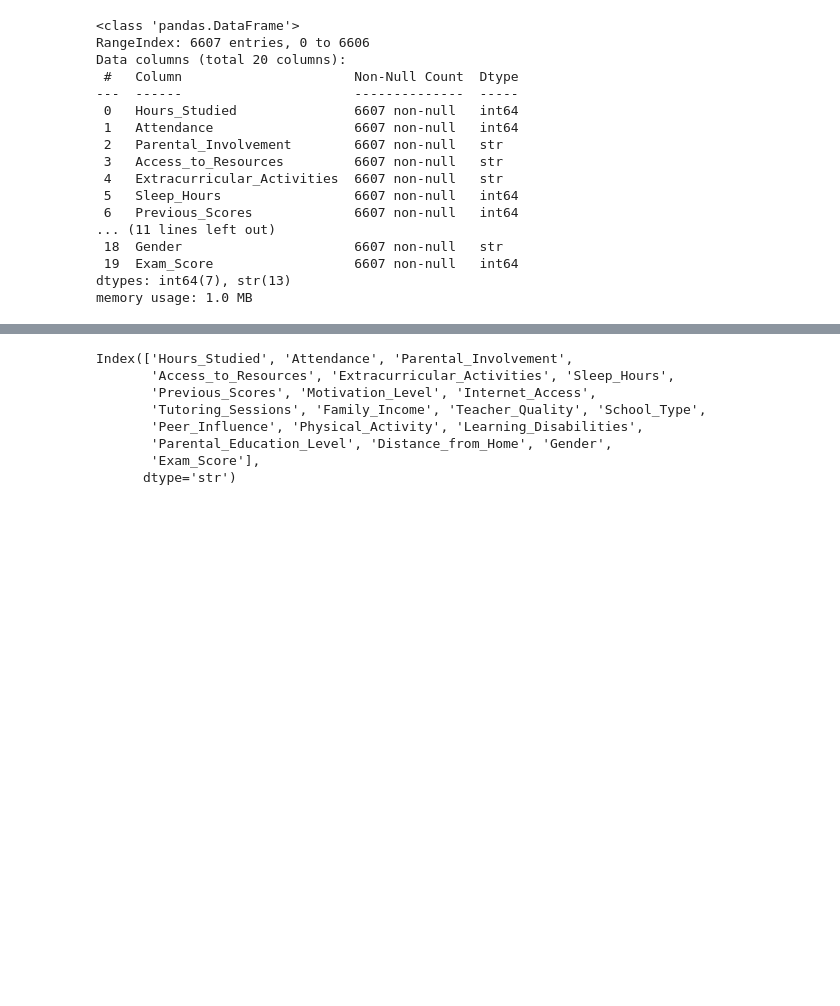
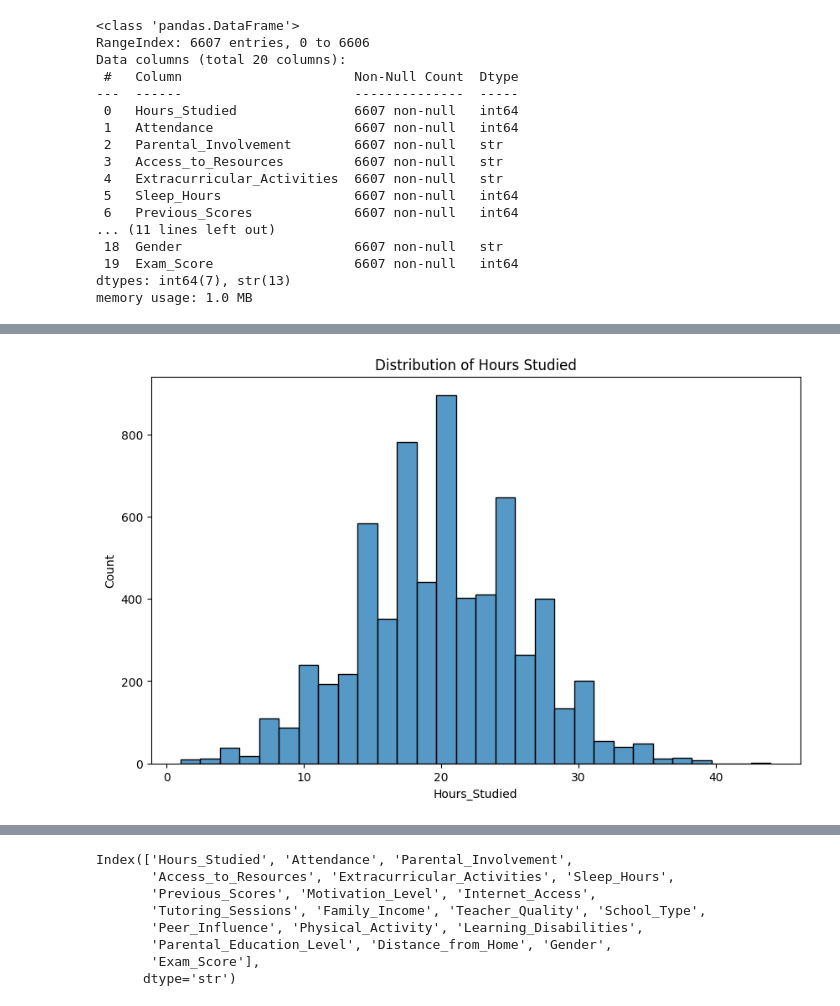
Before and after one commit to PalesaMonica/Wits-Data-Science-Interest-Group, a Jupyter notebook: Data Analysis/data analysis.ipynb, the cells around one changed output, grey strips where cells are left out. Drawn from its saved outputs; the diff is of its cells as text; code cells hidden in the pictures; blank space fills up the shorter version.

```diff
--- a/Data Analysis/data analysis.ipynb
+++ b/Data Analysis/data analysis.ipynb
@@ -46,0 +106,7 @@ data.head(50)
+# %%
+plt.figure(figsize=(10,6))
+sns.histplot(data['Hours_Studied'], bins=30)
+plt.title("Distribution of Hours Studied")
+plt.show()
+# %% [output]
+[figure, added]
```
Also changed, not shown: parts of 57 cells of this notebook, 2 other files.
